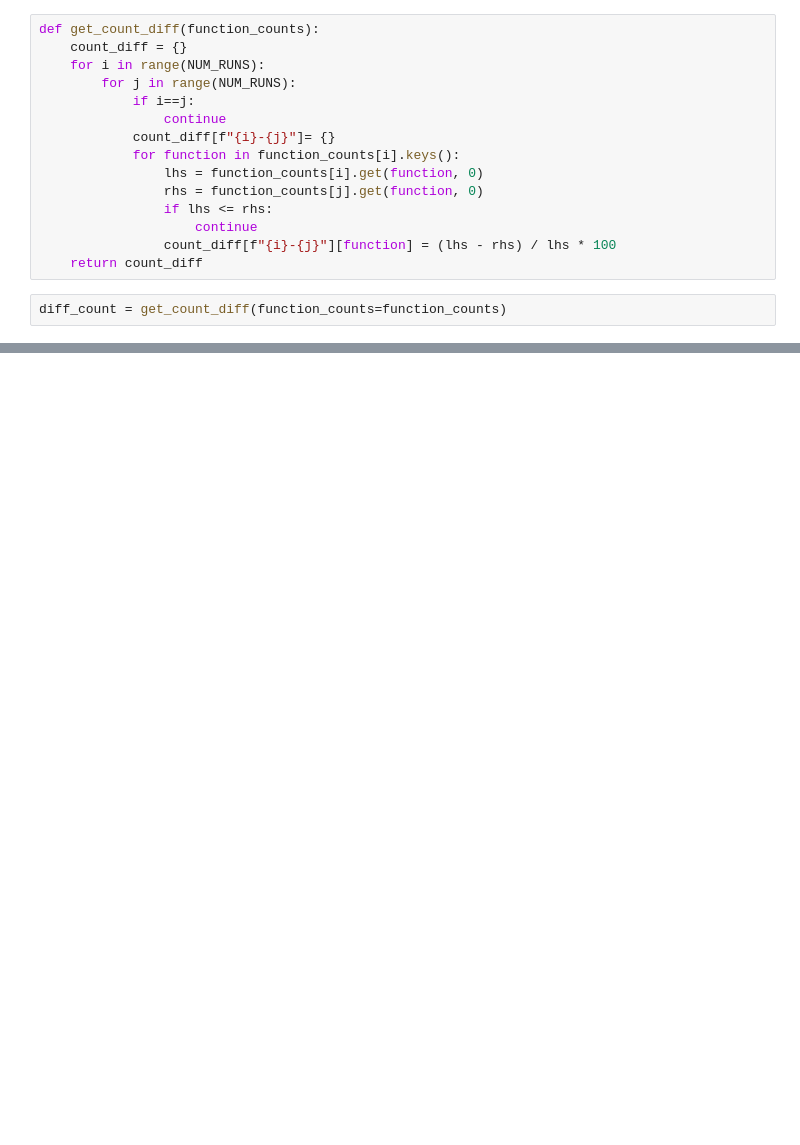
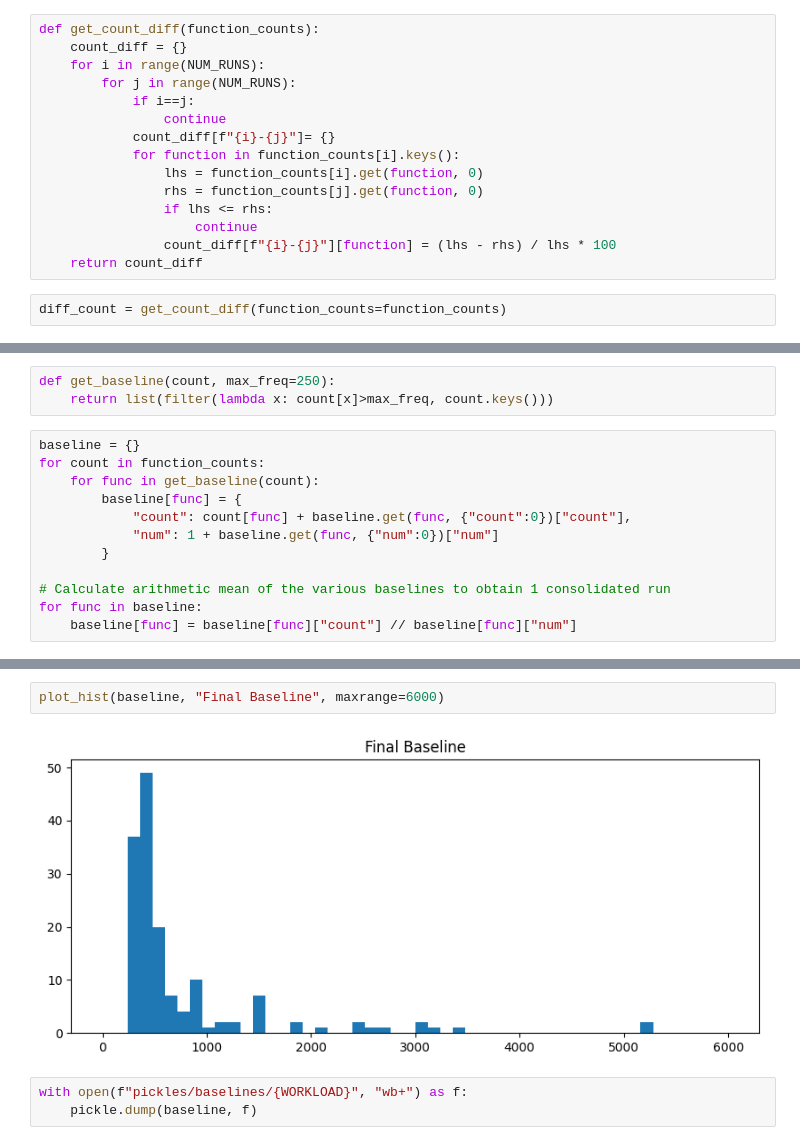
Before and after one commit to SuvigyaJain1/DeathStarBench, a Jupyter notebook: ftrace/scripts/consolidate_runs_00.ipynb, the cells around one changed output, grey strips where cells are left out. Cells and saved outputs as stored; diff of their text form; blank space fills up the shorter version.

Commit message:
obtain 0 baseline

```diff
--- a/ftrace/scripts/consolidate_runs_00.ipynb
+++ b/ftrace/scripts/consolidate_runs_00.ipynb
@@ -286,0 +309,15 @@ diff_count = get_count_diff(function_counts=function_counts)
+# %%
+def get_baseline(count, max_freq=250):
+    return list(filter(lambda x: count[x]>max_freq, count.keys()))
+# %%
+baseline = {}
+for count in function_counts:
+    for func in get_baseline(count):
+        baseline[func] = {
+            "count": count[func] + baseline.get(func, {"count":0})["count"],
+            "num": 1 + baseline.get(func, {"num":0})["num"]
+        }
+
+# Calculate arithmetic mean of the various baselines to obtain 1 consolidated run
+for func in baseline:
+    baseline[func] = baseline[func]["count"] // baseline[func]["num"]
@@ -286,0 +344,7 @@ diff_count = get_count_diff(function_counts=function_counts)
+# %%
+plot_hist(baseline, "Final Baseline", maxrange=6000)
+# %% [output]
+[figure, added]
+# %%
+with open(f"pickles/baselines/{WORKLOAD}", "wb+") as f:
+    pickle.dump(baseline, f)
```
Also changed, not shown: parts of 16 cells of this notebook, 2 other files.
